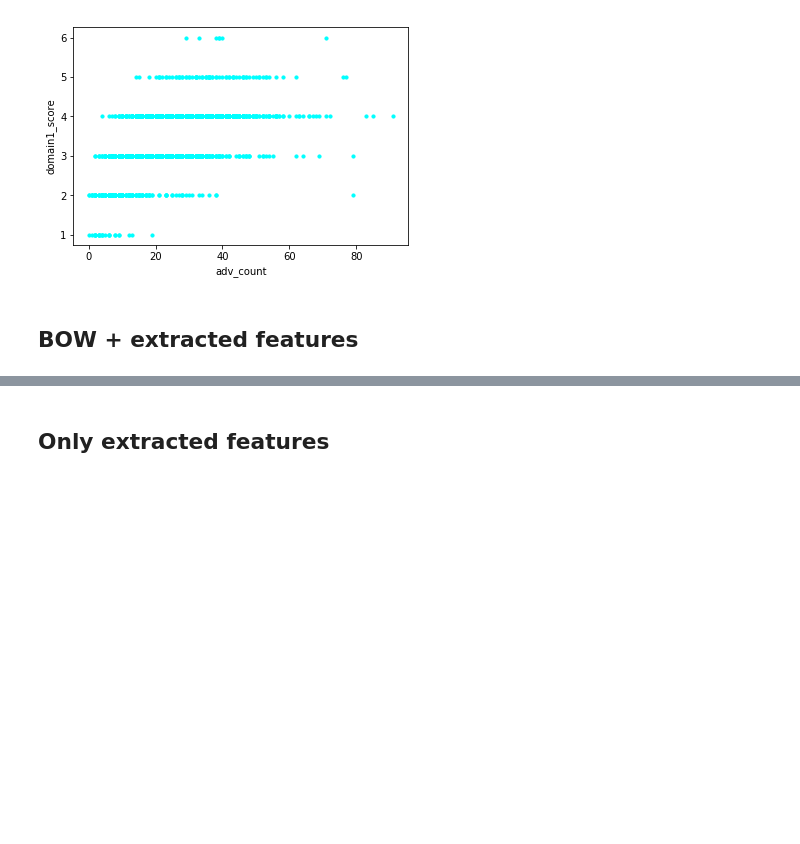
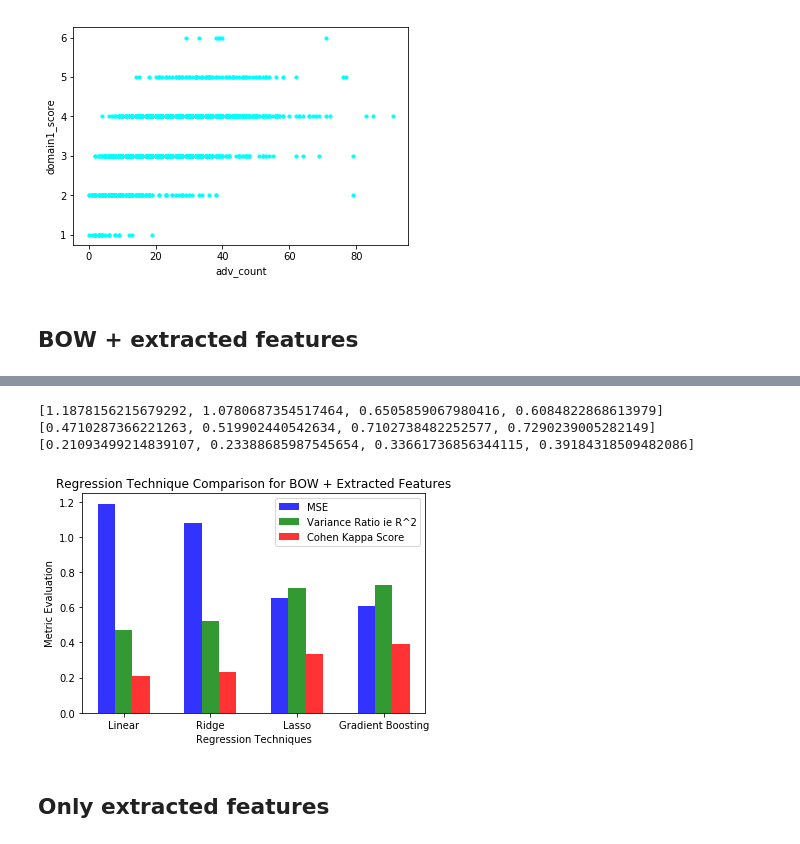
Before and after one commit to eeshagoyal/ScoreEasy, a Jupyter notebook: 3-Tokenisation-and-Regression.ipynb, the cells around one changed output, grey strips where cells are left out. Cells and saved outputs as stored; diff of their text form; code cells hidden in the pictures; blank space fills up the shorter version.

Commit message:
comparison graph update

```diff
--- a/3-Tokenisation-and-Regression.ipynb
+++ b/3-Tokenisation-and-Regression.ipynb
@@ -452,6 +452,10 @@ features_set2.plot.scatter(x = 'adv_count', y = 'domain1_score', s=10,color='cya
 [figure]
 # %% [markdown]
 ## BOW + extracted features
+# %%
+MSE = []
+Variance = []
+CohenKappa = []
 # %%
 # splitting data (BOW + other features) into train data and test data (70/30)
 
@@ -473,12 +477,15 @@ y_pred = linear_regressor.predict(X_test)
 print('Coefficients: \n', linear_regressor.coef_)
 
 # The mean squared error
+MSE.append(mean_squared_error(y_test, y_pred))
 print("Mean squared error: %.2f" % mean_squared_error(y_test, y_pred))
 
 # Explained variance score: 1 is perfect prediction
+Variance.append(linear_regressor.score(X_test, y_test))
 print('Variance score: %.2f' % linear_regressor.score(X_test, y_test))
 
 # Cohen’s kappa score: 1 is complete agreement
+CohenKappa.append(cohen_kappa_score(np.rint(y_pred), y_test))
 print('Cohen\'s kappa score: %.2f' % cohen_kappa_score(np.rint(y_pred), y_test))
 # %% [output]
 Coefficients:
@@ -504,11 +511,14 @@ print(grid.best_score_)
 print(grid.best_estimator_.alpha)
 
 # The mean squared error
+MSE.append(mean_squared_error(y_test, y_pred))
 print("Mean squared error: %.2f" % mean_squared_error(y_test, y_pred))
 
 # Explained variance score: 1 is perfect prediction
+Variance.append(grid.score(X_test, y_test))
 print('Variance score: %.2f' % grid.score(X_test, y_test))
 
 # Cohen’s kappa score: 1 is complete agreement
+CohenKappa.append(cohen_kappa_score(np.rint(y_pred), y_test))
 print('Cohen\'s kappa score: %.2f' % cohen_kappa_score(np.rint(y_pred), y_test))
 # %% [output]
@@ -534,11 +544,14 @@ print(grid.best_score_)
 print(grid.best_estimator_.alpha)
 
 # The mean squared error
+MSE.append(mean_squared_error(y_test, y_pred))
 print("Mean squared error: %.2f" % mean_squared_error(y_test, y_pred))
 
 # Explained variance score: 1 is perfect prediction
+Variance.append(grid.score(X_test, y_test))
 print('Variance score: %.2f' % grid.score(X_test, y_test))
 
 # Cohen’s kappa score: 1 is complete agreement
+CohenKappa.append(cohen_kappa_score(np.rint(y_pred), y_test))
 print('Cohen\'s kappa score: %.2f' % cohen_kappa_score(np.rint(y_pred), y_test))
 # %% [output]
@@ -607,3 +625,50 @@ Cohen's kappa score: 0.34
+# %%
+import numpy as np
+import matplotlib.pyplot as plt
+
+# data to plot
+n_groups = 4
+#MSE = (1.24,1.16,0.75,0.61)
+#Variance = (0.52,0.55,0.71,0.76)
+#CohenKappa = (0.23,0.24,0.31,0.37)
+print(MSE)
+print(Variance)
+print(CohenKappa)
+
+# create plot
+fig, ax = plt.subplots()
+index = np.arange(n_groups)
+bar_width = 0.20
+opacity = 0.8
+
+rects1 = plt.bar(index, MSE, bar_width,
+alpha=opacity,
+color='b',
+label='MSE')
+
+rects2 = plt.bar(index + bar_width, Variance, bar_width,
+alpha=opacity,
+color='g',
+label='Variance Ratio ie R^2')
+
+rects3 = plt.bar(index + 2*bar_width, CohenKappa, bar_width,
+alpha=opacity,
+color='r',
+label='Cohen Kappa Score')
+
+plt.xlabel('Regression Techniques')
+plt.ylabel('Metric Evaluation')
+plt.title('Regression Technique Comparison for BOW + Extracted Features')
+plt.xticks(index + bar_width, ('Linear','Ridge','Lasso','Gradient Boosting'))
+plt.legend()
+
+plt.tight_layout()
+plt.show()
+# %% [output]
+[1.1878156215679292, 1.0780687354517464, 0.6505859067980416, 0.6084822868613979]
+[0.4710287366221263, 0.519902440542634, 0.7102738482252577, 0.7290239005282149]
+[0.21093499214839107, 0.23388685987545654, 0.33661736856344115, 0.39184318509482086]
+[figure, added]
 # %% [markdown]
 ## Only extracted features
 # %%
```
Also changed, not shown: parts of 18 cells of this notebook.
